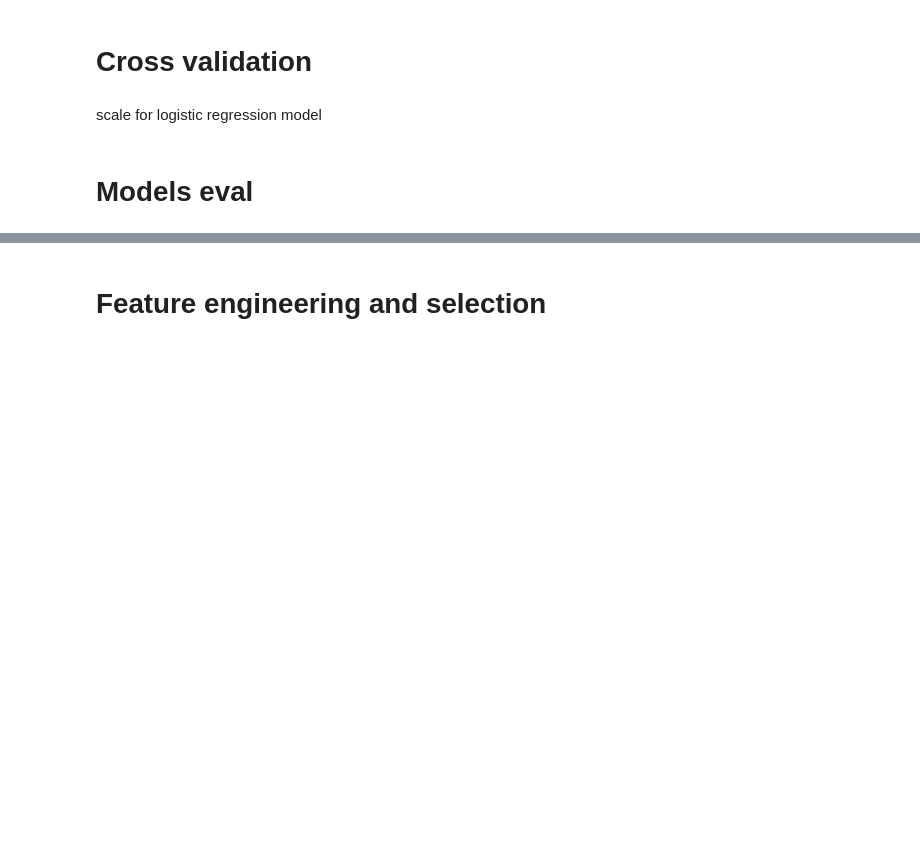
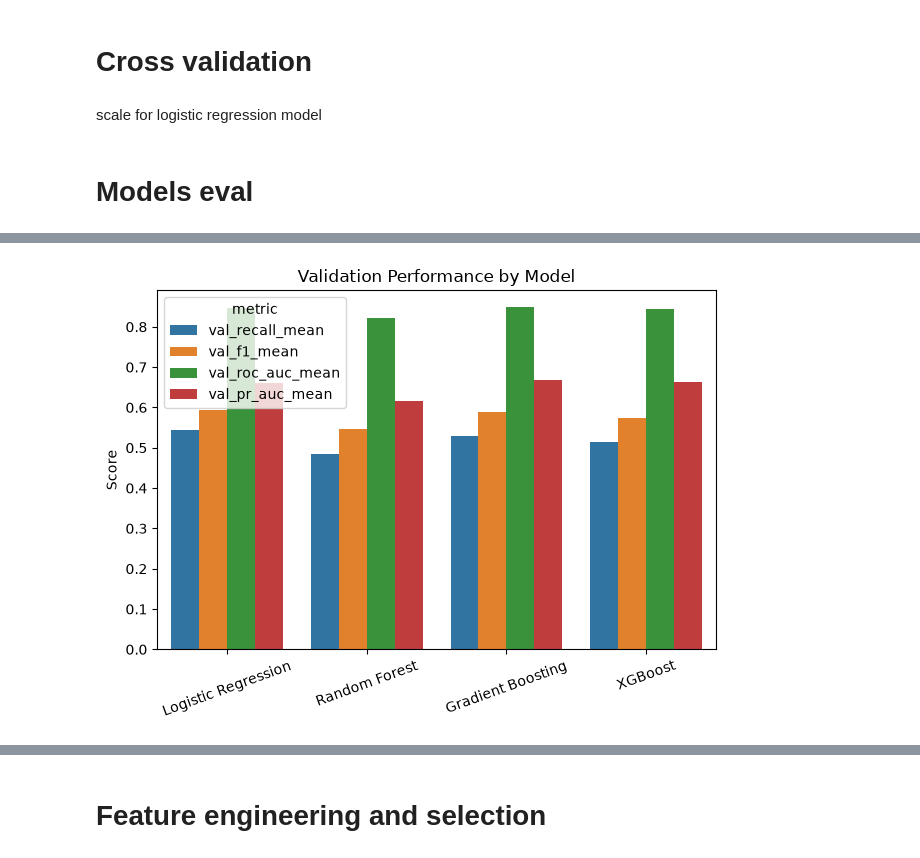
Before and after one commit to pvs-7/end-to-end-ML-Churn-with-FastAPI-MLFlow-Docker-AWS, a Jupyter notebook: notebooks/EDA.ipynb, the cells around one changed output, grey strips where cells are left out. Drawn from its saved outputs; the diff is of its cells as text; code cells hidden in the pictures; blank space fills up the shorter version.

```diff
--- a/notebooks/EDA.ipynb
+++ b/notebooks/EDA.ipynb
@@ -541,0 +545,30 @@ summary_df
+# %%
+metrics = [
+    "val_recall_mean",
+    "val_f1_mean",
+    "val_roc_auc_mean",
+    "val_pr_auc_mean"
+]
+
+plot_df = summary_df.melt(
+    id_vars="model",
+    value_vars=metrics,
+    var_name="metric",
+    value_name="score"
+)
+
+sns.barplot(
+    data=plot_df,
+    x="model",
+    y="score",
+    hue="metric"
+)
+
+plt.title("Validation Performance by Model")
+plt.xlabel("")
+plt.ylabel("Score")
+plt.xticks(rotation=20)
+plt.tight_layout()
+plt.show()
+# %% [output]
+[figure, added]
```
Also changed, not shown: parts of 29 cells of this notebook, 3 other files.
